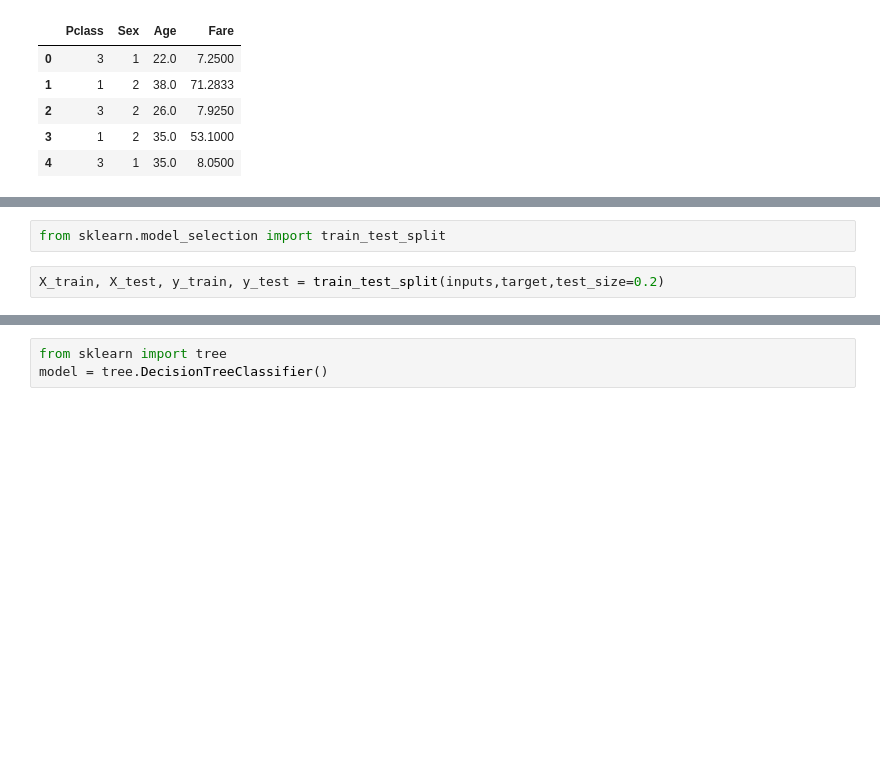
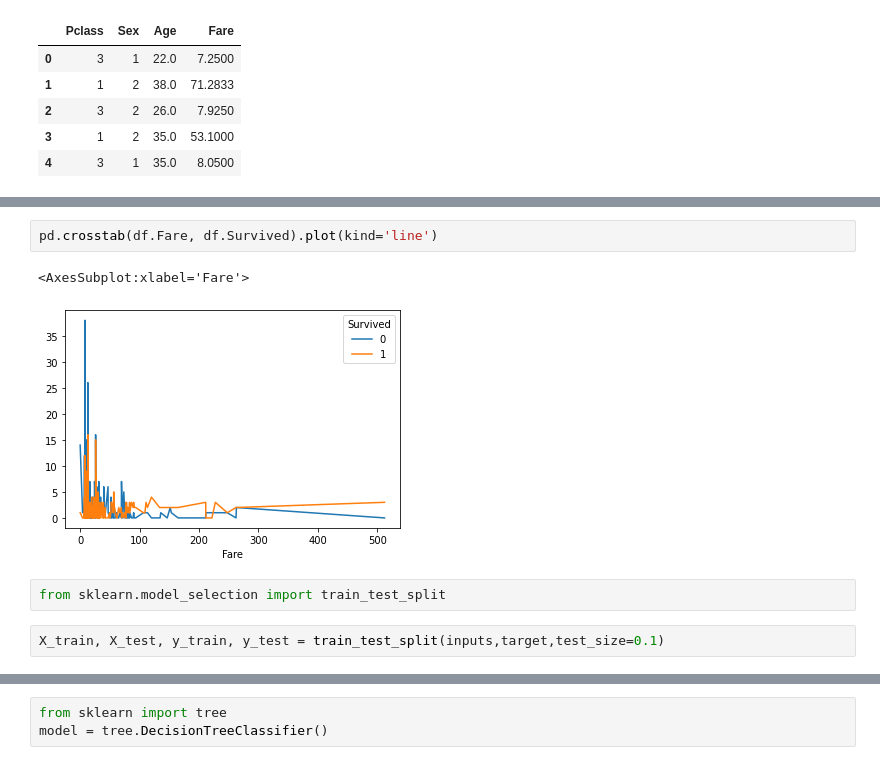
Before and after one commit to Jasondecode2020/ml-2021, a Jupyter notebook: 9_decision_tree/Exercise/9_decision_tree_exercise.ipynb, the cells around one changed output, grey strips where cells are left out. Drawn from its saved outputs; the diff is of its cells as text; blank space fills up the shorter version.

```diff
--- a/9_decision_tree/Exercise/9_decision_tree_exercise.ipynb
+++ b/9_decision_tree/Exercise/9_decision_tree_exercise.ipynb
@@ -54,7 +83,12 @@ inputs.head()
+# %%
+pd.crosstab(df.Fare, df.Survived).plot(kind='line')
+# %% [output]
+<AxesSubplot:xlabel='Fare'>
+[figure, added]
 # %%
 from sklearn.model_selection import train_test_split
 # %%
-X_train, X_test, y_train, y_test = train_test_split(inputs,target,test_size=0.2)
+X_train, X_test, y_train, y_test = train_test_split(inputs,target,test_size=0.1)
 # %%
 len(X_train)
 # %% [output]
```
Also changed, not shown: parts of 8 cells of this notebook, 1 other file.
